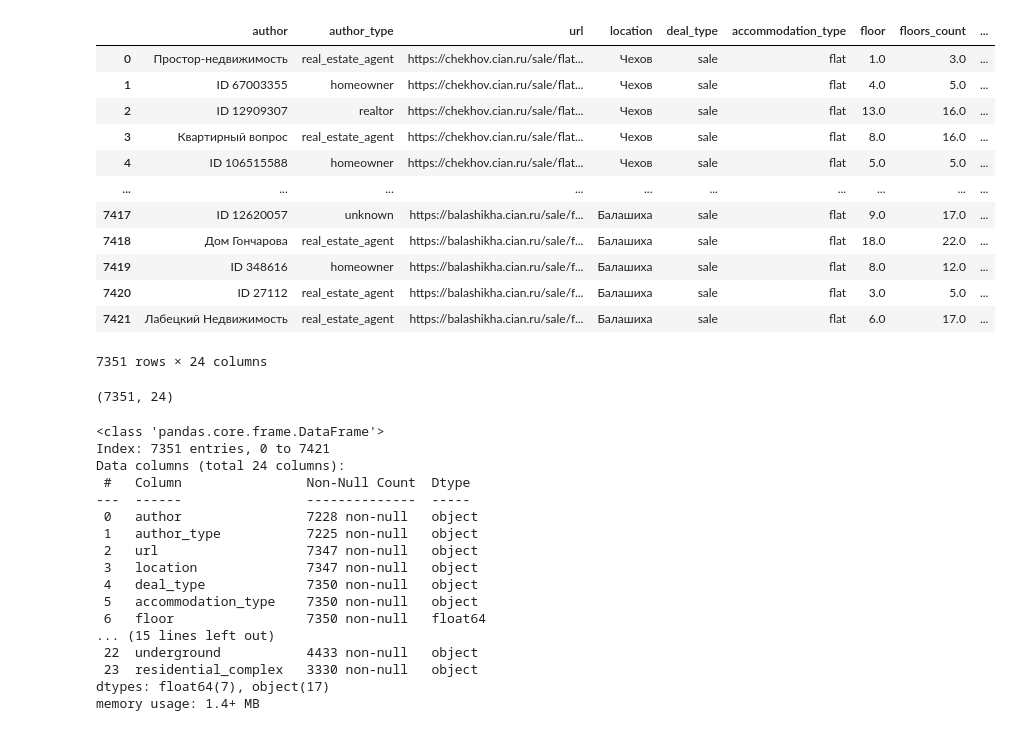
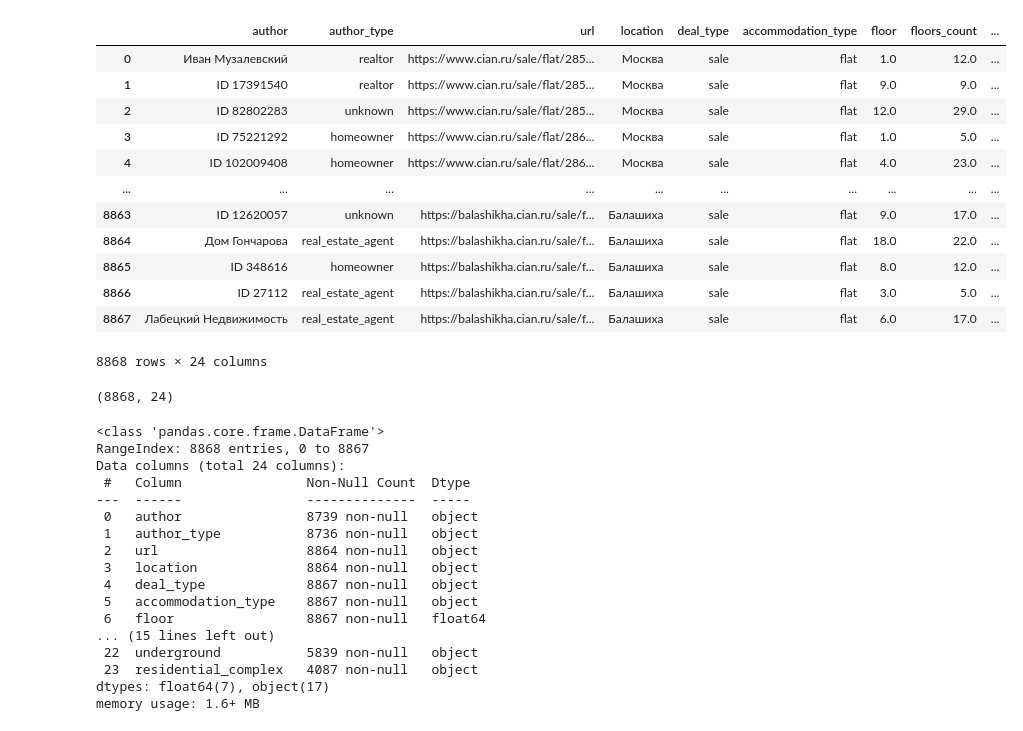
Before and after one commit to kaninn-i/ml_samolet, a Jupyter notebook: analysis.ipynb, the cells around one changed output. Saved outputs shown, nothing was run; the diff lists cells and outputs as text; code cells hidden in the pictures.

```diff
--- a/analysis.ipynb
+++ b/analysis.ipynb
@@ -5,46 +5,46 @@ import numpy as np
 import matplotlib.pyplot as plt
 import seaborn as sns
 # %%
-df = pd.read_csv('combined_file_9.csv').drop_duplicates()
+df = pd.read_csv('combined_file.csv').drop_duplicates()
 df
 # %% [output]
 |  | author | author_type | url | location | deal_type | accommodation_type | floor | floors_count | ... |
-| 0 | Простор-недвижимость | real_estate_agent | https://chekhov.cian.ru/sale/flat... | Чехов | sale | flat | 1.0 | 3.0 | ... |
-| 1 | ID 67003355 | homeowner | https://chekhov.cian.ru/sale/flat... | Чехов | sale | flat | 4.0 | 5.0 | ... |
-| 2 | ID 12909307 | realtor | https://chekhov.cian.ru/sale/flat... | Чехов | sale | flat | 13.0 | 16.0 | ... |
-| 3 | Квартирный вопрос | real_estate_agent | https://chekhov.cian.ru/sale/flat... | Чехов | sale | flat | 8.0 | 16.0 | ... |
-| 4 | ID 106515588 | homeowner | https://chekhov.cian.ru/sale/flat... | Чехов | sale | flat | 5.0 | 5.0 | ... |
+| 0 | Иван Музалевский | realtor | https://www.cian.ru/sale/flat/285... | Москва | sale | flat | 1.0 | 12.0 | ... |
+| 1 | ID 17391540 | realtor | https://www.cian.ru/sale/flat/285... | Москва | sale | flat | 9.0 | 9.0 | ... |
+| 2 | ID 82802283 | unknown | https://www.cian.ru/sale/flat/285... | Москва | sale | flat | 12.0 | 29.0 | ... |
+| 3 | ID 75221292 | homeowner | https://www.cian.ru/sale/flat/286... | Москва | sale | flat | 1.0 | 5.0 | ... |
+| 4 | ID 102009408 | homeowner | https://www.cian.ru/sale/flat/286... | Москва | sale | flat | 4.0 | 23.0 | ... |
 | ... | ... | ... | ... | ... | ... | ... | ... | ... | ... |
-| 7417 | ID 12620057 | unknown | https://balashikha.cian.ru/sale/f... | Балашиха | sale | flat | 9.0 | 17.0 | ... |
-| 7418 | Дом Гончарова | real_estate_agent | https://balashikha.cian.ru/sale/f... | Балашиха | sale | flat | 18.0 | 22.0 | ... |
-| 7419 | ID 348616 | homeowner | https://balashikha.cian.ru/sale/f... | Балашиха | sale | flat | 8.0 | 12.0 | ... |
-| 7420 | ID 27112 | real_estate_agent | https://balashikha.cian.ru/sale/f... | Балашиха | sale | flat | 3.0 | 5.0 | ... |
-| 7421 | Лабецкий Недвижимость | real_estate_agent | https://balashikha.cian.ru/sale/f... | Балашиха | sale | flat | 6.0 | 17.0 | ... |
+| 8863 | ID 12620057 | unknown | https://balashikha.cian.ru/sale/f... | Балашиха | sale | flat | 9.0 | 17.0 | ... |
+| 8864 | Дом Гончарова | real_estate_agent | https://balashikha.cian.ru/sale/f... | Балашиха | sale | flat | 18.0 | 22.0 | ... |
+| 8865 | ID 348616 | homeowner | https://balashikha.cian.ru/sale/f... | Балашиха | sale | flat | 8.0 | 12.0 | ... |
+| 8866 | ID 27112 | real_estate_agent | https://balashikha.cian.ru/sale/f... | Балашиха | sale | flat | 3.0 | 5.0 | ... |
+| 8867 | Лабецкий Недвижимость | real_estate_agent | https://balashikha.cian.ru/sale/f... | Балашиха | sale | flat | 6.0 | 17.0 | ... |
-7351 rows × 24 columns
+8868 rows × 24 columns
 # %%
 df.shape
 # %% [output]
-(7351, 24)
+(8868, 24)
 # %%
 df.info()
 # %% [output]
 <class 'pandas.core.frame.DataFrame'>
-Index: 7351 entries, 0 to 7421
+RangeIndex: 8868 entries, 0 to 8867
 Data columns (total 24 columns):
  #   Column                Non-Null Count  Dtype
 ---  ------                --------------  -----
- 0   author                7228 non-null   object
- 1   author_type           7225 non-null   object
- 2   url                   7347 non-null   object
- 3   location              7347 non-null   object
- 4   deal_type             7350 non-null   object
- 5   accommodation_type    7350 non-null   object
- 6   floor                 7350 non-null   float64
+ 0   author                8739 non-null   object
+ 1   author_type           8736 non-null   object
+ 2   url                   8864 non-null   object
+ 3   location              8864 non-null   object
+ 4   deal_type             8867 non-null   object
+ 5   accommodation_type    8867 non-null   object
+ 6   floor                 8867 non-null   float64
 ... (15 lines left out)
- 22  underground           4433 non-null   object
- 23  residential_complex   3330 non-null   object
+ 22  underground           5839 non-null   object
+ 23  residential_complex   4087 non-null   object
 dtypes: float64(7), object(17)
-memory usage: 1.4+ MB
+memory usage: 1.6+ MB
 # %%
 df.columns[df.isna().any()].tolist() #смотрю колонки с пропущенными значениями
 # %% [output]
```
Also changed, not shown: parts of 4 cells of this notebook, 13 other files.
